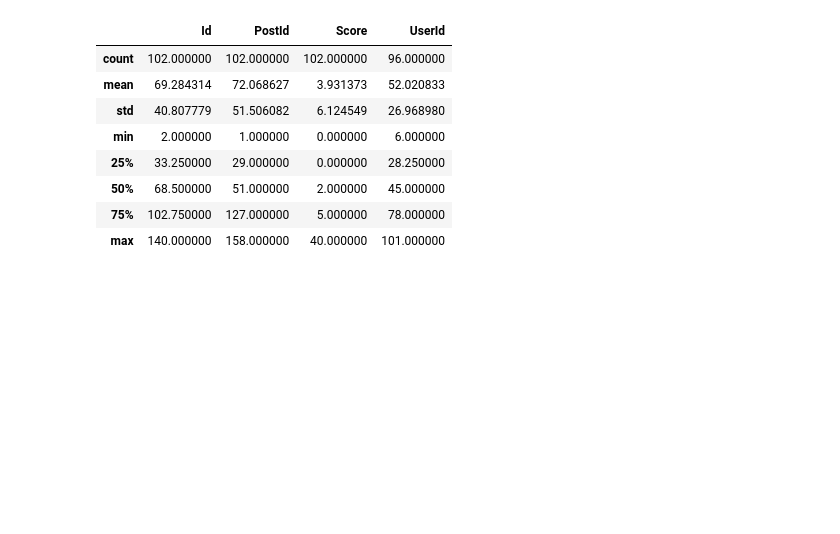
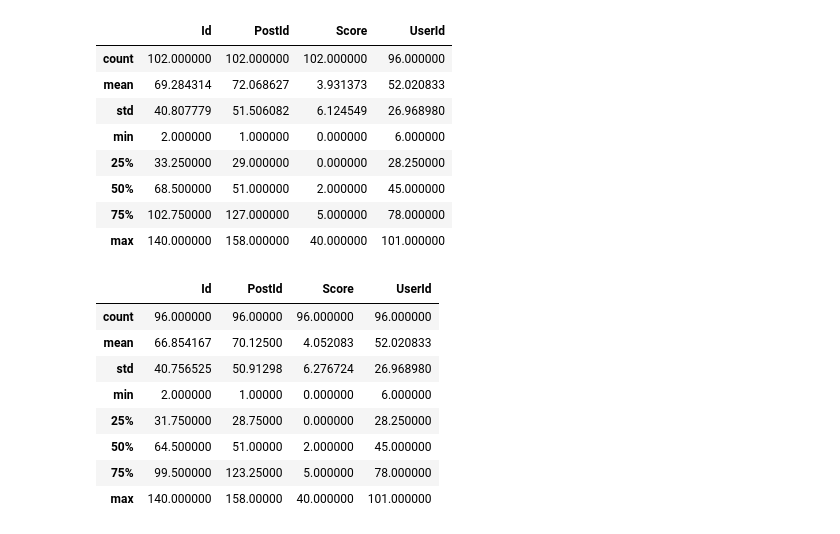
Before and after one commit to dhruvaray/soml, a Jupyter notebook: index.ipynb, the cells around one changed output. Cells and saved outputs as stored; diff of their text form; code cells hidden in the pictures; blank space fills up the shorter version.

```diff
--- a/index.ipynb
+++ b/index.ipynb
@@ -30,3 +30,7 @@ comments.head(5)
 | 2 | 8 | 24 | 2 | Yes, I would think in almost any ... | 2010-08-05T20:10:25.270 | 30.0 |
 | 3 | 9 | 26 | 0 | Would you say `It can certainly b... | 2010-08-05T20:11:23.957 | 16.0 |
 | 4 | 10 | 8 | 4 | @serg555: Would you expect anythi... | 2010-08-05T20:12:43.500 | 16.0 |
+# %%
+posthistory = pd.read_csv('posthistory.sample.csv').dropna()
+posthistory['Text'] = posthistory['Text'].apply(lambda x : base64.b64decode(x))
+posthistory.head(5)
@@ -54,3 +77,15 @@ comments.describe()
 | 50% | 68.500000 | 51.000000 | 2.000000 | 45.000000 |
 | 75% | 102.750000 | 127.000000 | 5.000000 | 78.000000 |
 | max | 140.000000 | 158.000000 | 40.000000 | 101.000000 |
+# %%
+posthistory.describe()
+# %% [output]
+|  | Id | PostId | Score | UserId |
+| count | 96.000000 | 96.00000 | 96.000000 | 96.000000 |
+| mean | 66.854167 | 70.12500 | 4.052083 | 52.020833 |
+| std | 40.756525 | 50.91298 | 6.276724 | 26.968980 |
+| min | 2.000000 | 1.00000 | 0.000000 | 6.000000 |
+| 25% | 31.750000 | 28.75000 | 0.000000 | 28.250000 |
+| 50% | 64.500000 | 51.00000 | 2.000000 | 45.000000 |
+| 75% | 99.500000 | 123.25000 | 5.000000 | 78.000000 |
+| max | 140.000000 | 158.00000 | 40.000000 | 101.000000 |
```
Also changed, not shown: parts of 3 cells of this notebook, 3 other files.
